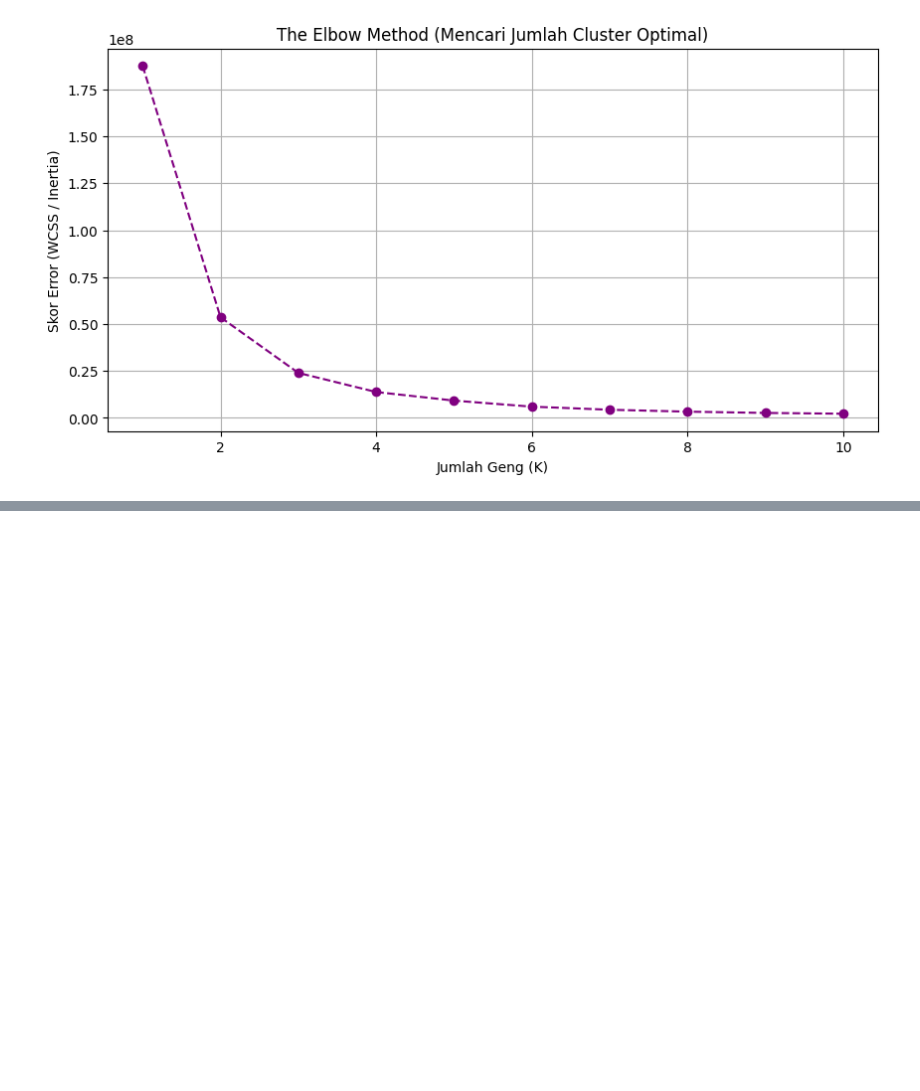
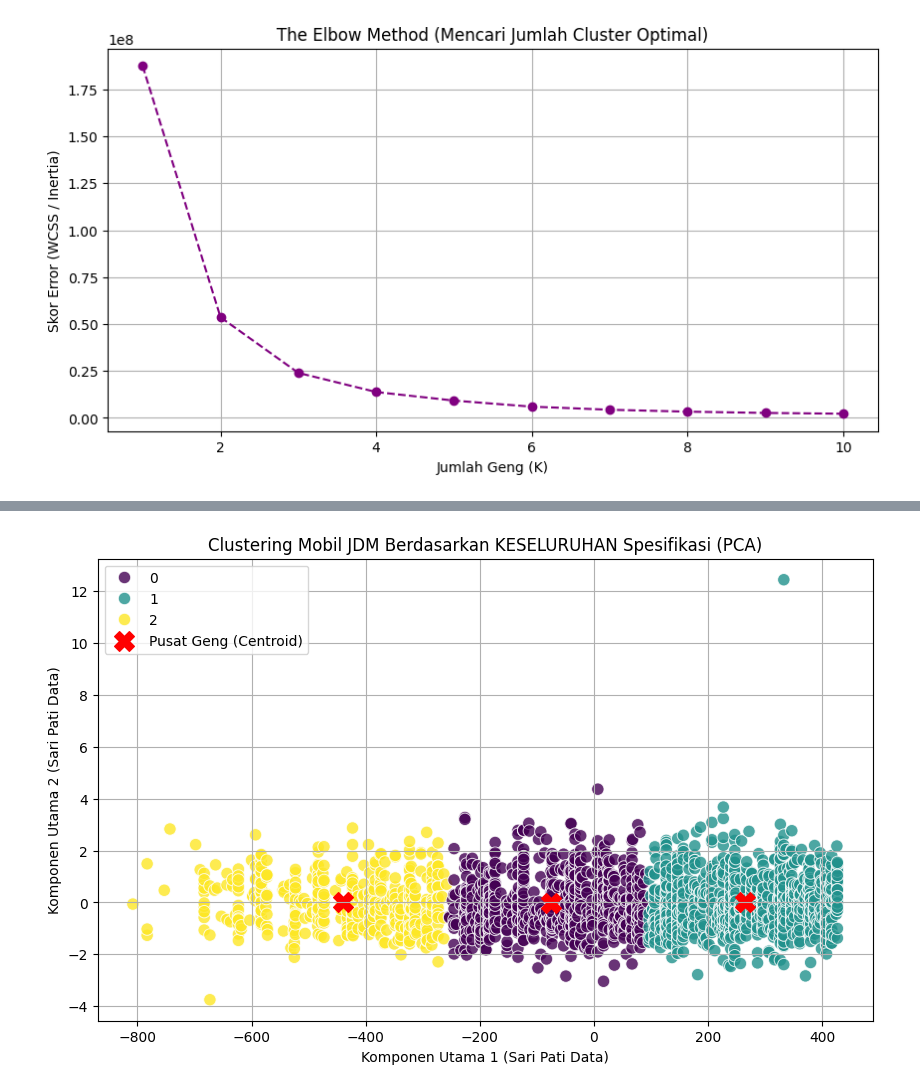
Before and after one commit to zippynx/ml-journey, a Jupyter notebook: 04-Unsupervised-Learning/clustering_mobil.ipynb, the cells around one changed output, grey strips where cells are left out. Cells and saved outputs as stored; diff of their text form; code cells hidden in the pictures; blank space fills up the shorter version.

Commit message:
feat(day18): apply PCA dimensionality reduction to visualize K-Means clustering across all features

```diff
--- a/04-Unsupervised-Learning/clustering_mobil.ipynb
+++ b/04-Unsupervised-Learning/clustering_mobil.ipynb
@@ -90,3 +90,21 @@ plt.grid(True)
 plt.show()
 # %% [output]
 [figure]
+# %%
+from sklearn.decomposition import PCA
+
+# 1. Menyiapkan seluruh data utuh (membuang kolom 'Cluster' hasil tebakan kemarin)
+X_utuh = df.drop(columns=['Cluster'], errors='ignore')
+
+# 2. Inisialisasi PCA untuk memeras data menjadi 2 dimensi (2 kolom)
+pca = PCA(n_components=2, random_state=42)
+
+# 3. Proses pemerasan (Transformasi)
+X_pca = pca.fit_transform(X_utuh)
+
+# 4. Membungkus hasilnya menjadi DataFrame baru
+df_pca = pd.DataFrame(data=X_pca, columns=['Komponen_Utama_1', 'Komponen_Utama_2'])
+
+print("Data asli memiliki", X_utuh.shape[1], "kolom.")
+print("Setelah di-PCA, data kini hanya memiliki", df_pca.shape[1], "kolom!")
+display(df_pca.head())
@@ -92,0 +120,29 @@ plt.show()
+# %%
+# 1. Melatih ulang K-Means (K=3) menggunakan data hasil perasan PCA
+kmeans_pca = KMeans(n_clusters=3, random_state=42, n_init=10)
+df_pca['Cluster_Baru'] = kmeans_pca.fit_predict(df_pca)
+
+# 2. Visualisasi Peta Persebaran Mobil JDM yang Komprehensif
+plt.figure(figsize=(10, 6))
+sns.scatterplot(
+    x='Komponen_Utama_1',
+    y='Komponen_Utama_2',
+    hue='Cluster_Baru',
+    data=df_pca,
+    palette='viridis',
+    s=80,
+    alpha=0.8
+)
+
+# 3. Menandai pusat dari masing-masing geng baru
+pusat_pca = kmeans_pca.cluster_centers_
+plt.scatter(pusat_pca[:, 0], pusat_pca[:, 1], color='red', marker='X', s=200, label='Pusat Geng (Centroid)')
+
+plt.title('Clustering Mobil JDM Berdasarkan KESELURUHAN Spesifikasi (PCA)')
+plt.xlabel('Komponen Utama 1 (Sari Pati Data)')
+plt.ylabel('Komponen Utama 2 (Sari Pati Data)')
+plt.legend()
+plt.grid(True)
+plt.show()
+# %% [output]
+[figure, added]
```
Also changed, not shown: parts of 2 cells of this notebook.
